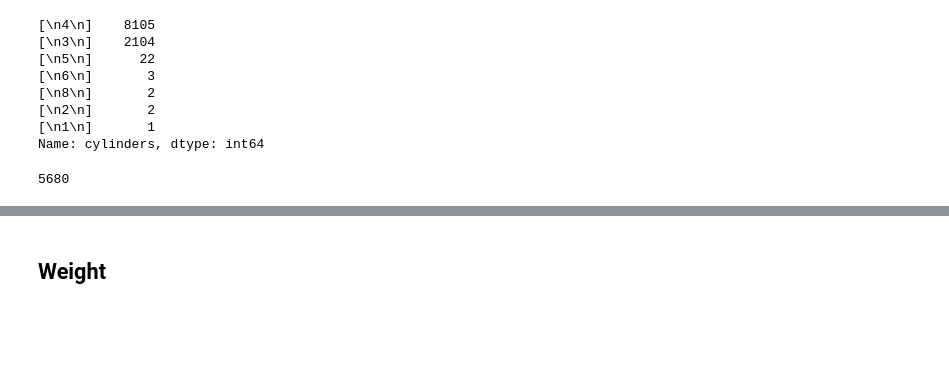
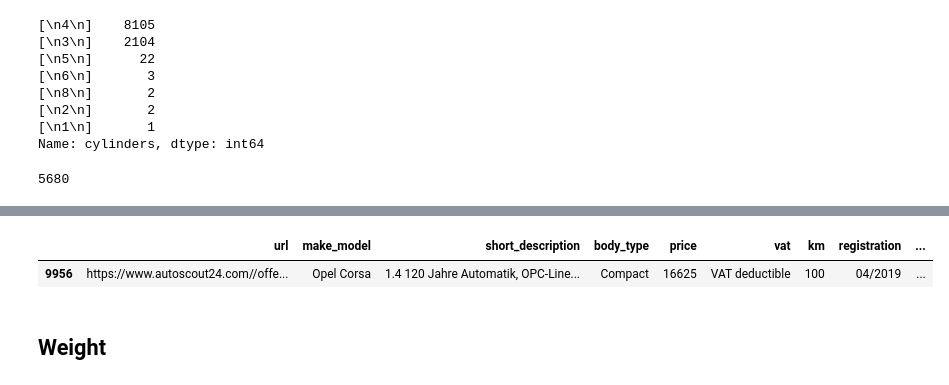
Before and after one commit to YusufSHub/DAwPython-Capstone-Project, a Jupyter notebook: DAwPy-Capstone_Project_(AutoScout)_D1124-Yusuf.ipynb, the cells around one changed output, grey strips where cells are left out. Drawn from its saved outputs; the diff is of its cells as text; code cells hidden in the pictures; blank space fills up the shorter version.

```diff
--- a/DAwPy-Capstone_Project_(AutoScout)_D1124-Yusuf.ipynb
+++ b/DAwPy-Capstone_Project_(AutoScout)_D1124-Yusuf.ipynb
@@ -1788,0 +2167,3 @@ df["displacement"].isnull().sum()
+# %%
+df.displacement = [item[0] if type(item) == list else item for item in df["displacement"]]
+## hepsini liste disina cikaracak4
@@ -1788,0 +2184,2 @@ df["displacement"].isnull().sum()
+# %%
+df.displacement = df["displacement"].str.replace(" cc", "").str.replace(",", "").str.strip("\n")
@@ -1805,0 +2225,2 @@ df["cylinders"].isnull().sum()
+# %%
+df.cylinders = [item[0] if type(item) == list else item for item in df["cylinders"]]
@@ -1805,0 +2239,2 @@ df["cylinders"].isnull().sum()
+# %%
+df.cylinders = df["cylinders"].str.strip("\n")
@@ -1806,3 +2253,8 @@ df["cylinders"].isnull().sum()
+# %%
+df[df["cylinders"]=="1"]
+# %% [output]
+|  | url | make_model | short_description | body_type | price | vat | km | registration | ... |
+| 9956 | https://www.autoscout24.com//offe... | Opel Corsa | 1.4 120 Jahre Automatik, OPC-Line... | Compact | 16625 | VAT deductible | 100 | 04/2019 | ... |
 # %% [markdown]
 ## Weight
 # %%
```
Also changed, not shown: parts of 133 cells of this notebook, 5 other files.
